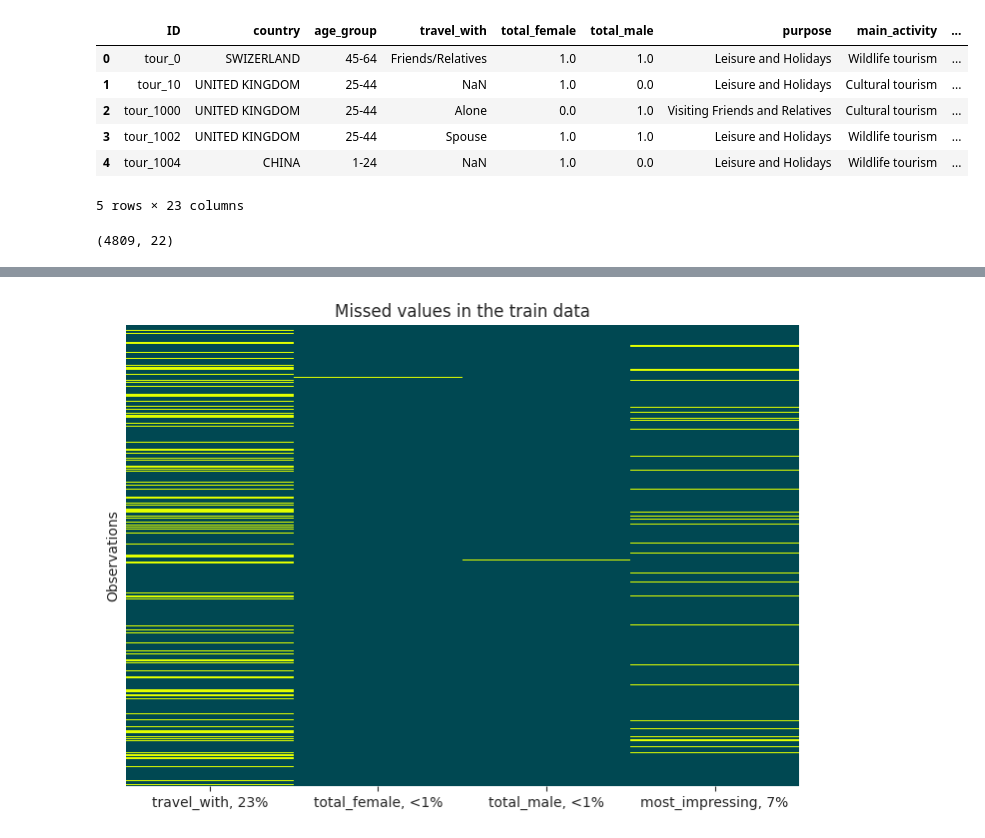
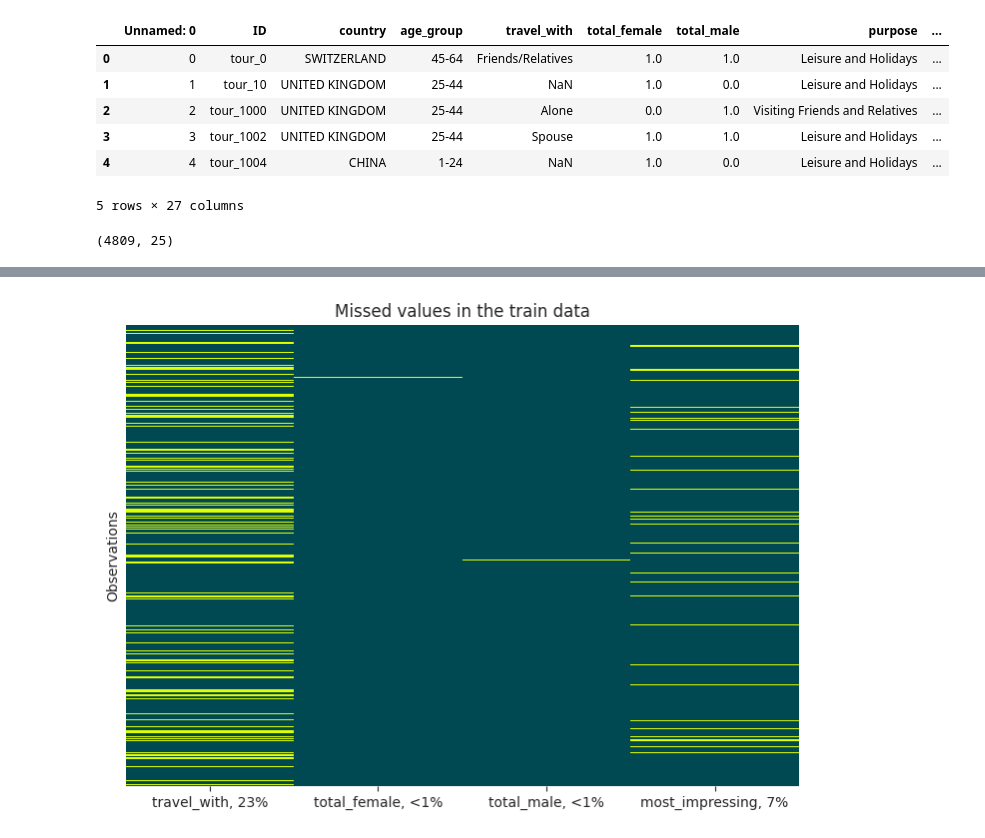
Before and after one commit to n0imaginati0n/nazania-tourism-project, a Jupyter notebook: EDA_viktar.ipynb, the cells around one changed output, grey strips where cells are left out. Cells and saved outputs as stored; diff of their text form; code cells hidden in the pictures.

```diff
--- a/EDA_viktar.ipynb
+++ b/EDA_viktar.ipynb
@@ -8,21 +8,21 @@ from tanzania import Colors, save_png
 
 Colors.init_colors()
 # %%
-train_data = pd.read_csv('data/Train.csv')
+train_data = pd.read_csv('data/merged.csv')
 train_data.head()
 # %% [output]
-|  | ID | country | age_group | travel_with | total_female | total_male | purpose | main_activity | ... |
-| 0 | tour_0 | SWIZERLAND | 45-64 | Friends/Relatives | 1.0 | 1.0 | Leisure and Holidays | Wildlife tourism | ... |
-| 1 | tour_10 | UNITED KINGDOM | 25-44 | NaN | 1.0 | 0.0 | Leisure and Holidays | Cultural tourism | ... |
-| 2 | tour_1000 | UNITED KINGDOM | 25-44 | Alone | 0.0 | 1.0 | Visiting Friends and Relatives | Cultural tourism | ... |
-| 3 | tour_1002 | UNITED KINGDOM | 25-44 | Spouse | 1.0 | 1.0 | Leisure and Holidays | Wildlife tourism | ... |
-| 4 | tour_1004 | CHINA | 1-24 | NaN | 1.0 | 0.0 | Leisure and Holidays | Wildlife tourism | ... |
+|  | Unnamed: 0 | ID | country | age_group | travel_with | total_female | total_male | purpose | ... |
+| 0 | 0 | tour_0 | SWITZERLAND | 45-64 | Friends/Relatives | 1.0 | 1.0 | Leisure and Holidays | ... |
+| 1 | 1 | tour_10 | UNITED KINGDOM | 25-44 | NaN | 1.0 | 0.0 | Leisure and Holidays | ... |
+| 2 | 2 | tour_1000 | UNITED KINGDOM | 25-44 | Alone | 0.0 | 1.0 | Visiting Friends and Relatives | ... |
+| 3 | 3 | tour_1002 | UNITED KINGDOM | 25-44 | Spouse | 1.0 | 1.0 | Leisure and Holidays | ... |
+| 4 | 4 | tour_1004 | CHINA | 1-24 | NaN | 1.0 | 0.0 | Leisure and Holidays | ... |
-5 rows × 23 columns
+5 rows × 27 columns
 # %%
-train_data.drop('ID', axis=1, inplace=True)
+train_data.drop(['Unnamed: 0', 'ID'], axis=1, inplace=True)
 train_data.shape
 # %% [output]
-(4809, 22)
+(4809, 25)
 # %%
 train_data.info()
 # %% [output]
```
Also changed, not shown: parts of 5 cells of this notebook, 3 other files.
